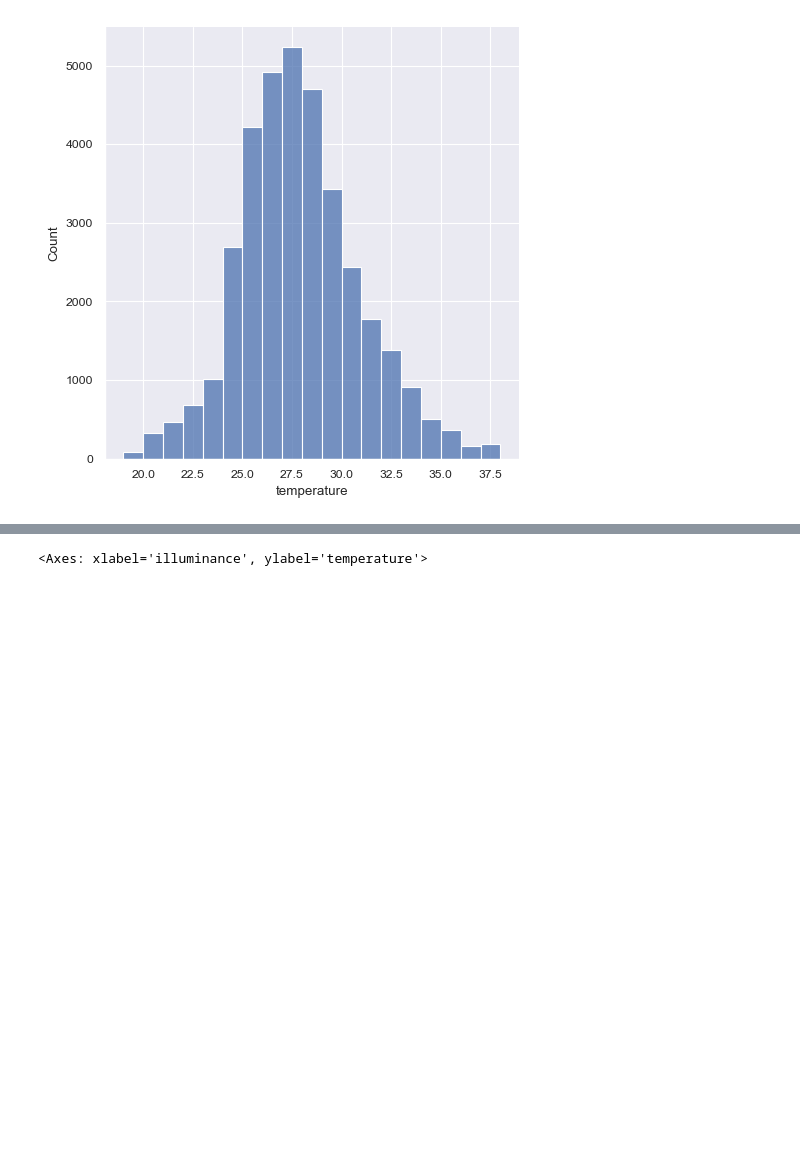
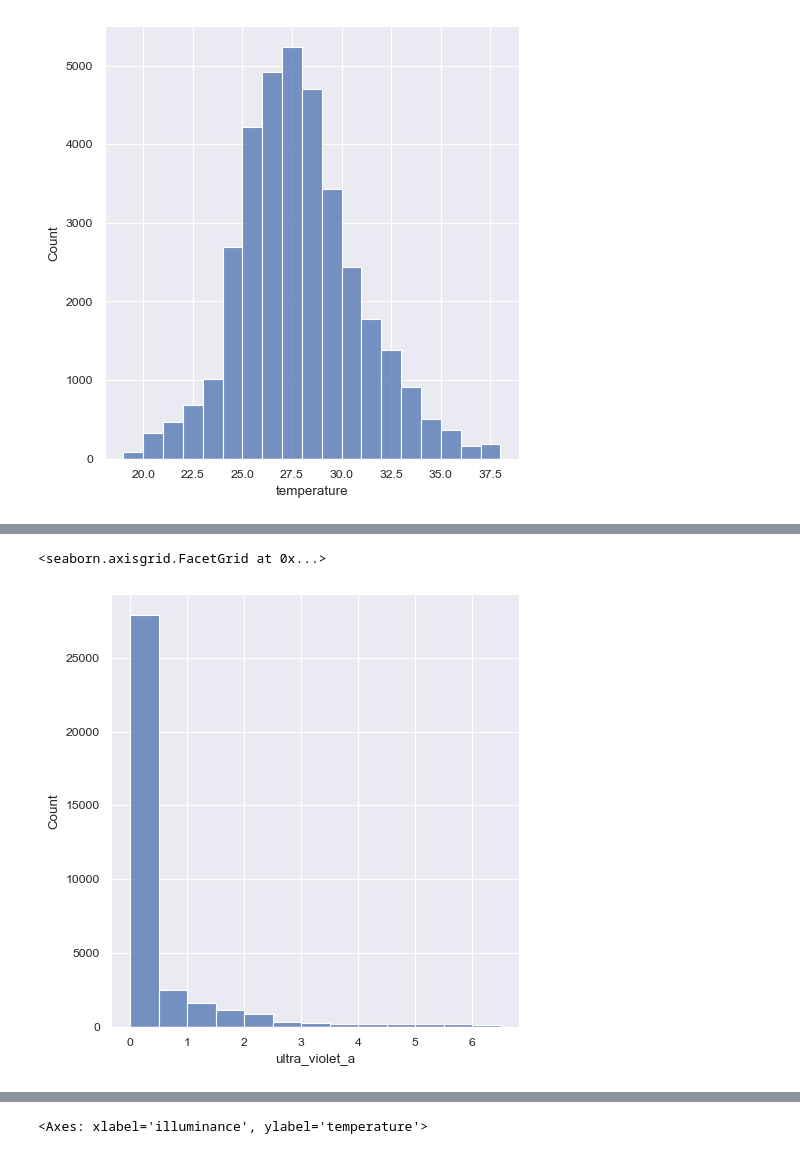
Before and after one commit to chusanapunn/SmartEnvi_AY3T2, a Jupyter notebook: smartEnviA.ipynb, the cells around one changed output, grey strips where cells are left out. Drawn from its saved outputs; the diff is of its cells as text; code cells hidden in the pictures; blank space fills up the shorter version.

```diff
--- a/smartEnviA.ipynb
+++ b/smartEnviA.ipynb
@@ -282,0 +288,5 @@ sns.displot(new_df, x="temperature", binwidth=1)
+# %%
+sns.displot(new_df, x="ultra_violet_a", binwidth=.5)
+# %% [output]
+<seaborn.axisgrid.FacetGrid at 0x...>
+[figure, added]
```
Also changed, not shown: parts of 4 cells of this notebook.
